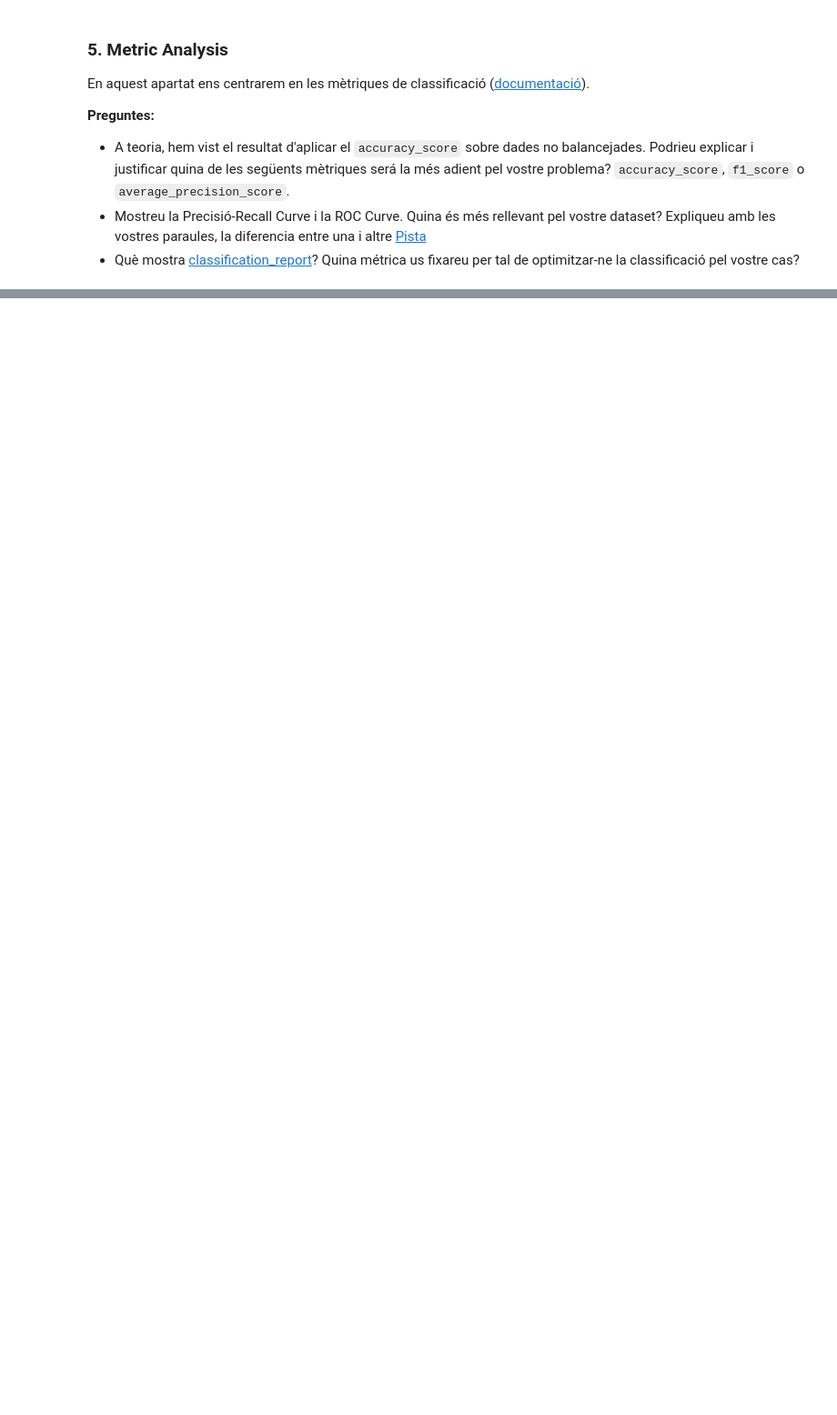
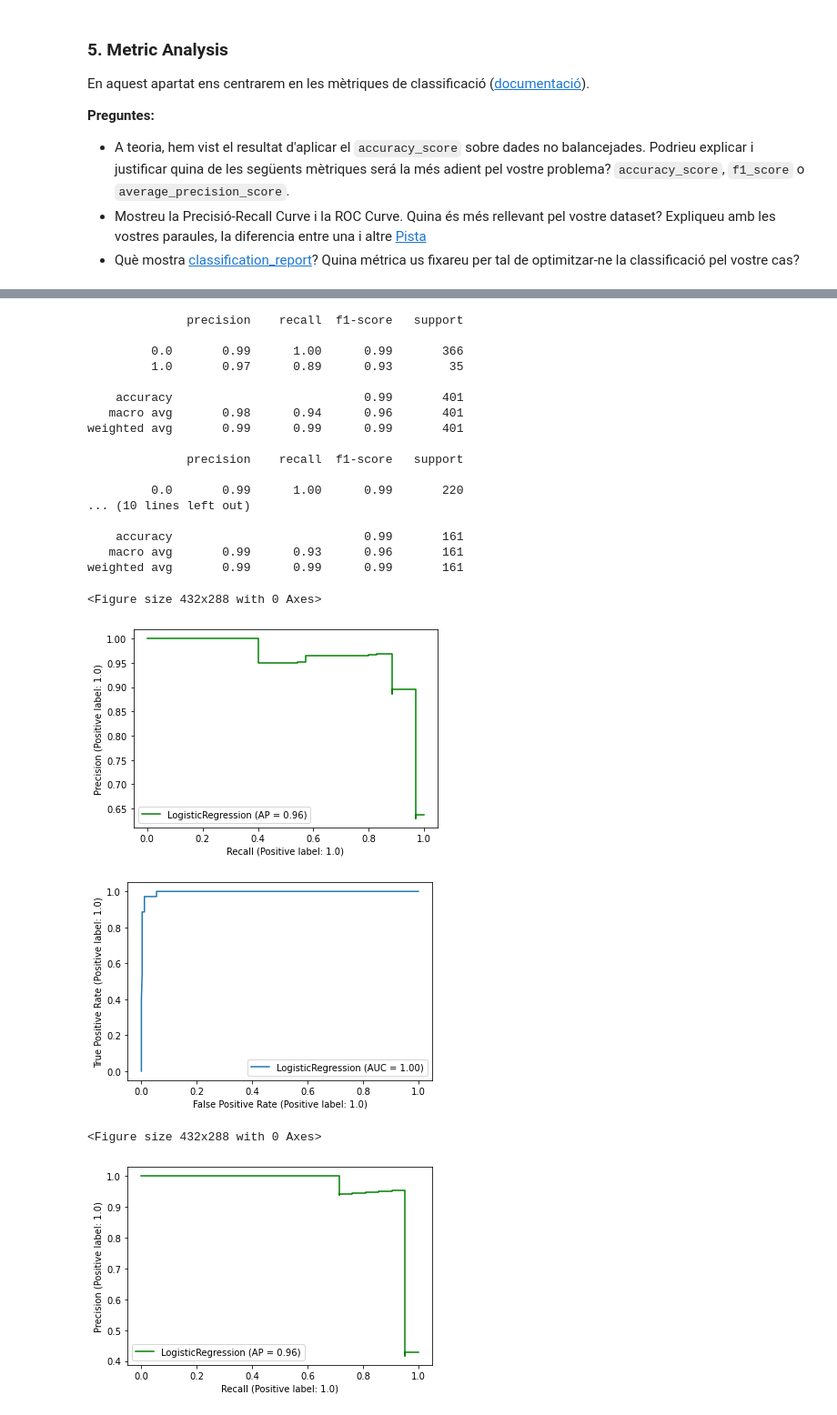
Before and after one commit to guillermoraya/Practica-2-APC, a Jupyter notebook: Practica2-Classificacio2022MATCAD.ipynb, the cells around one changed output, grey strips where cells are left out. Shown at 91% size. Cells and saved outputs as stored; diff of their text form; code cells hidden in the pictures; blank space fills up the shorter version.

```diff
--- a/Practica2-Classificacio2022MATCAD.ipynb
+++ b/Practica2-Classificacio2022MATCAD.ipynb
@@ -775,0 +1134,37 @@ En aquest apartat ens centrarem en les mètriques de classificació ([documentac
+# %%
+for part in particions:
+    x_t, x_v, y_t, y_v = train_test_split(X_scaled, y, train_size=part, stratify=y)
+
+    #Creem el regresor logístic
+    logireg = LogisticRegression(C=C_Log_Reg, fit_intercept=True, penalty='l2', tol=0.001)
+
+    # l'entrenem
+    logireg.fit(x_t, y_t)
+
+    print(metrics.classification_report(y_v, logireg.predict(x_v)))
+    plt.figure()
+    metrics.plot_precision_recall_curve(logireg,x_v,y_v, color = 'green')
+    metrics.plot_roc_curve(logireg,x_v,y_v)
+# %% [output]
+              precision    recall  f1-score   support
+
+         0.0       0.99      1.00      0.99       366
+         1.0       0.97      0.89      0.93        35
+
+    accuracy                           0.99       401
+   macro avg       0.98      0.94      0.96       401
+weighted avg       0.99      0.99      0.99       401
+
+              precision    recall  f1-score   support
+
+         0.0       0.99      1.00      0.99       220
+... (10 lines left out)
+
+    accuracy                           0.99       161
+   macro avg       0.99      0.93      0.96       161
+weighted avg       0.99      0.99      0.99       161
+<Figure size 432x288 with 0 Axes>
+[figure, added]
+[figure, added]
+<Figure size 432x288 with 0 Axes>
+[figure, added]
```
Also changed, not shown: parts of 40 cells of this notebook.
